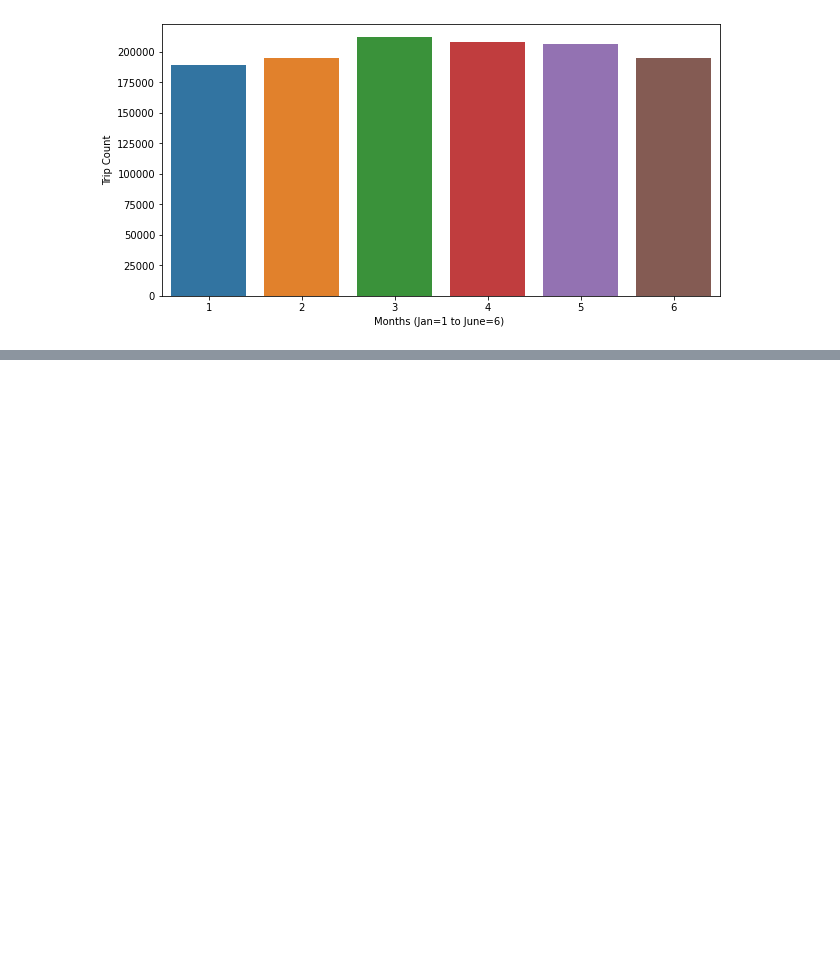
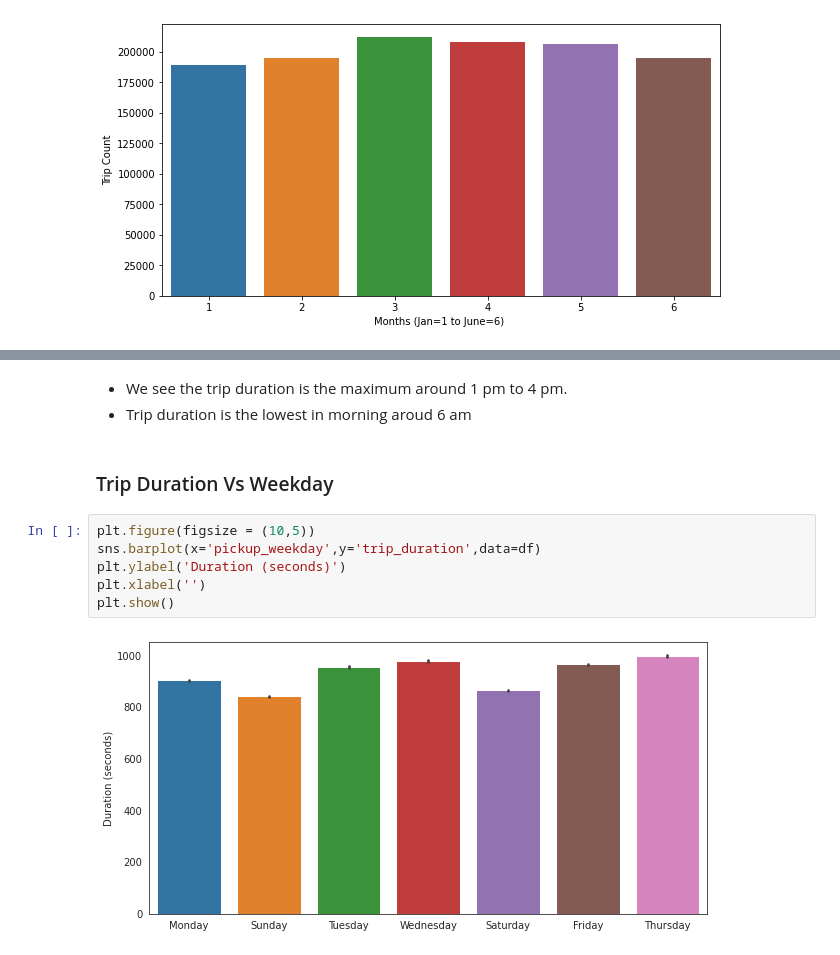
Before and after one commit to B-Murali-Krishna/NYC_Taxi_Trip_Time_Prediction--Capstone_Project, a Jupyter notebook: NYC_Taxi_Trip_Time_Prediction.ipynb, the cells around one changed output, grey strips where cells are left out. Saved outputs shown, nothing was run; the diff lists cells and outputs as text; blank space fills up the shorter version.

```diff
--- a/NYC_Taxi_Trip_Time_Prediction.ipynb
+++ b/NYC_Taxi_Trip_Time_Prediction.ipynb
@@ -516,0 +594,13 @@ plt.show()
+# %% [markdown]
+*   We see the trip duration is the maximum around 1 pm to 4 pm.
+*   Trip duration is the lowest in morning aroud 6 am
+# %% [markdown]
+### Trip Duration Vs Weekday
+# %%
+plt.figure(figsize = (10,5))
+sns.barplot(x='pickup_weekday',y='trip_duration',data=df)
+plt.ylabel('Duration (seconds)')
+plt.xlabel('')
+plt.show()
+# %% [output]
+[figure, added]
```
Also changed, not shown: parts of 30 cells of this notebook.
